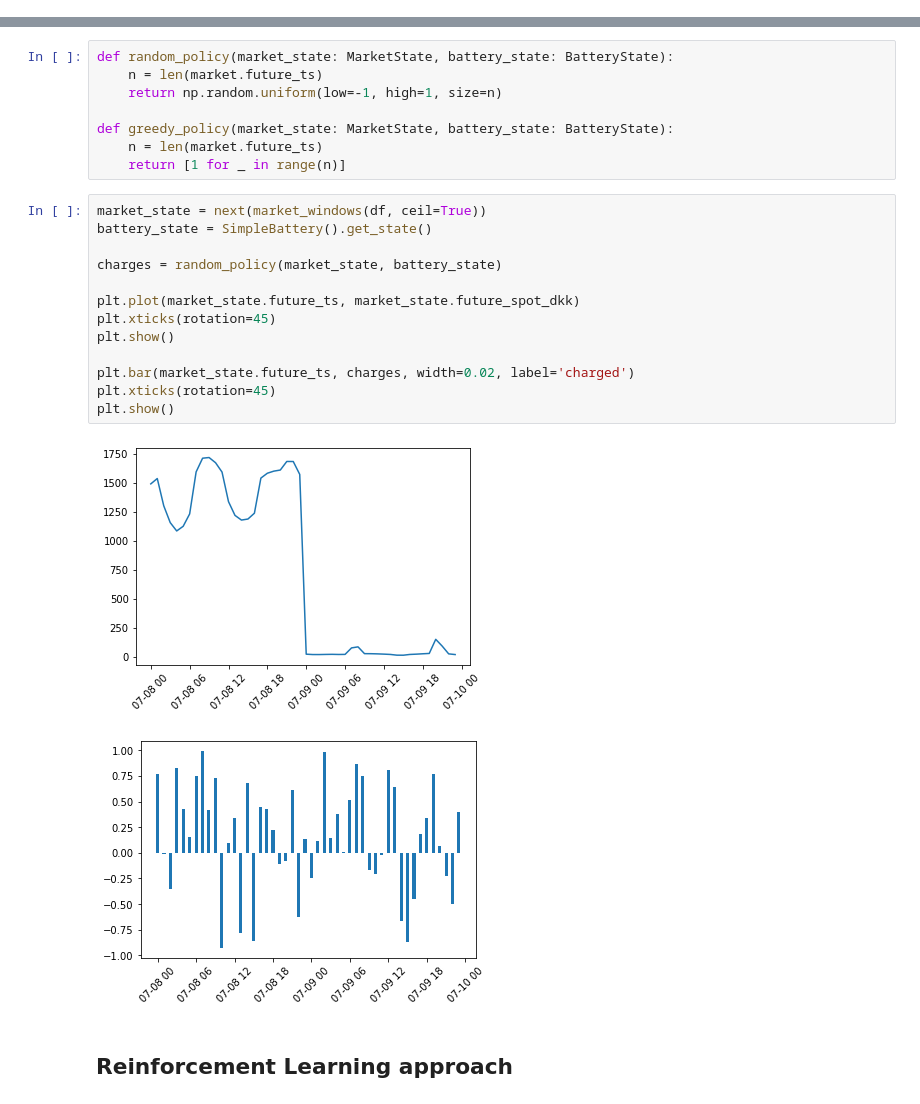
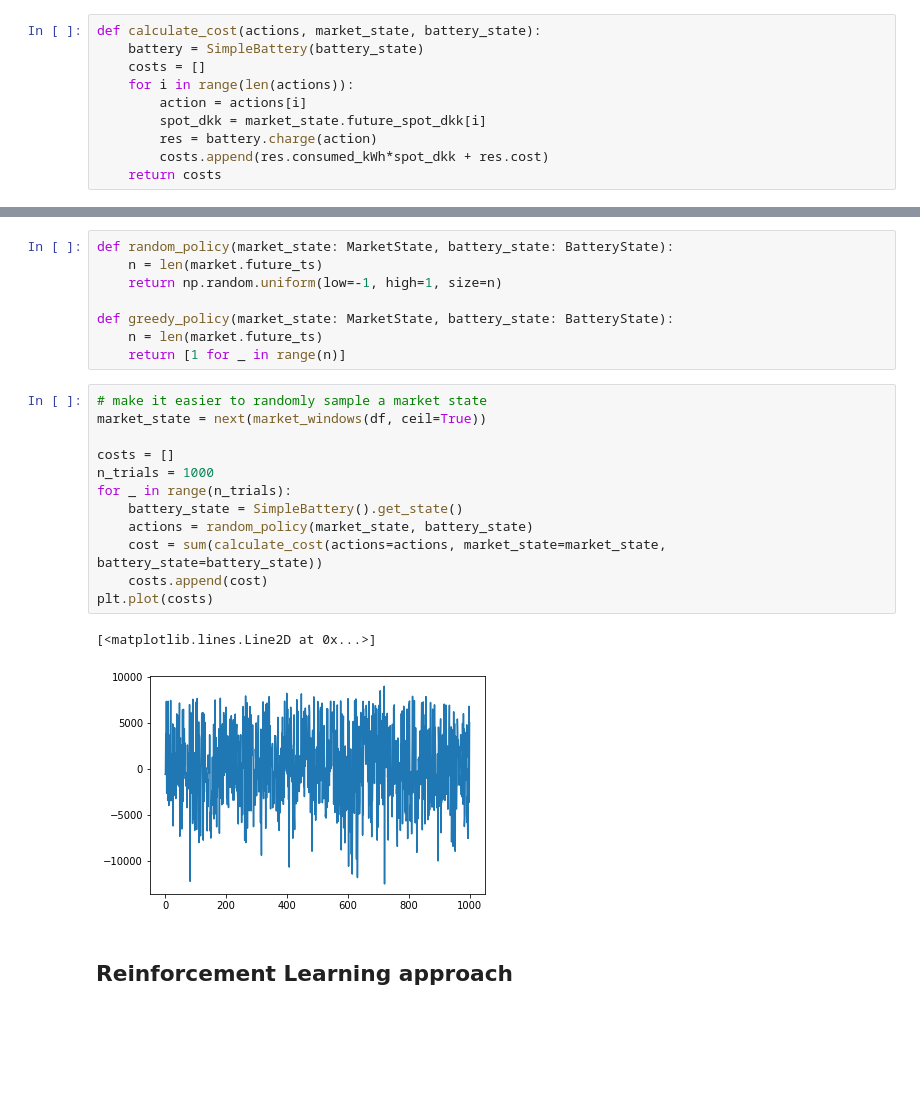
Before and after one commit to skipperkongen/elarb, a Jupyter notebook: notebooks/simulator.ipynb, the cells around one changed output, grey strips where cells are left out. Drawn from its saved outputs; the diff is of its cells as text; blank space fills up the shorter version.

```diff
--- a/notebooks/simulator.ipynb
+++ b/notebooks/simulator.ipynb
@@ -210,6 +211,16 @@ def market_windows(df, past_window=7*24, future_window=24, ceil=False):
             )
 # %% [markdown]
 ## Simulation
+# %%
+def calculate_cost(actions, market_state, battery_state):
+    battery = SimpleBattery(battery_state)
+    costs = []
+    for i in range(len(actions)):
+        action = actions[i]
+        spot_dkk = market_state.future_spot_dkk[i]
+        res = battery.charge(action)
+        costs.append(res.consumed_kWh*spot_dkk + res.cost)
+    return costs
 # %% [markdown]
 ## Optimisation approach
 # %%
@@ -220,22 +231,21 @@ def random_policy(market_state: MarketState, battery_state: BatteryState):
 def greedy_policy(market_state: MarketState, battery_state: BatteryState):
     n = len(market.future_ts)
     return [1 for _ in range(n)]
-# %%
-market_state = next(market_windows(df, ceil=True))
-battery_state = SimpleBattery().get_state()
-
-charges = random_policy(market_state, battery_state)
-
-plt.plot(market_state.future_ts, market_state.future_spot_dkk)
-plt.xticks(rotation=45)
-plt.show()
-
-plt.bar(market_state.future_ts, charges, width=0.02, label='charged')
-plt.xticks(rotation=45)
-plt.show()
-# %% [output]
-[figure, removed]
-[figure, removed]
+# %%
+# make it easier to randomly sample a market state
+market_state = next(market_windows(df, ceil=True))
+
+costs = []
+n_trials = 1000
+for _ in range(n_trials):
+    battery_state = SimpleBattery().get_state()
+    actions = random_policy(market_state, battery_state)
+    cost = sum(calculate_cost(actions=actions, market_state=market_state, battery_state=battery_state))
+    costs.append(cost)
+plt.plot(costs)
+# %% [output]
+[<matplotlib.lines.Line2D at 0x...>]
+[figure, added]
 # %% [markdown]
 ## Reinforcement Learning approach
 # %% [markdown]
```
Also changed, not shown: parts of 2 cells of this notebook.
